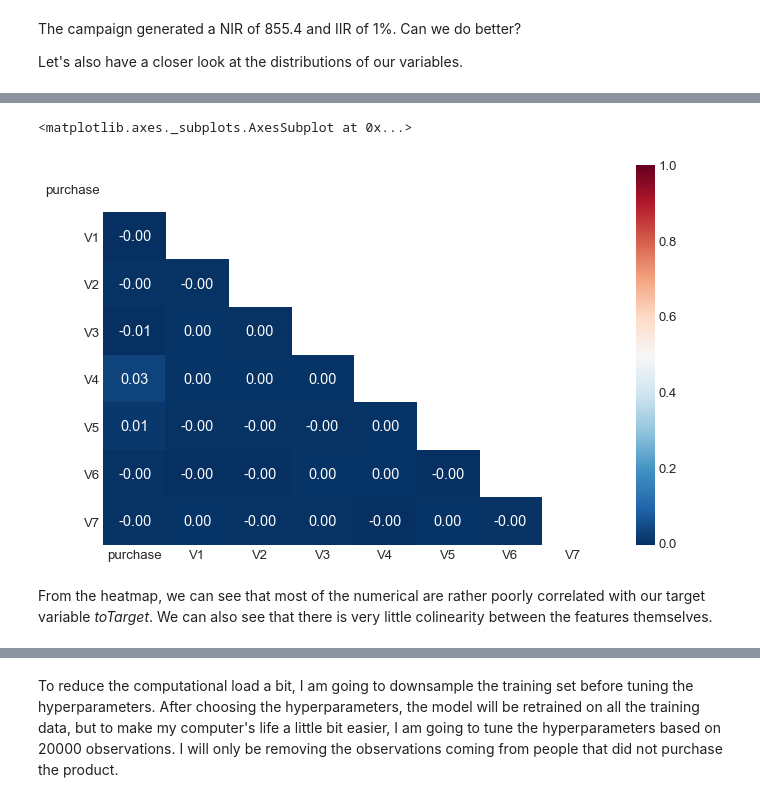
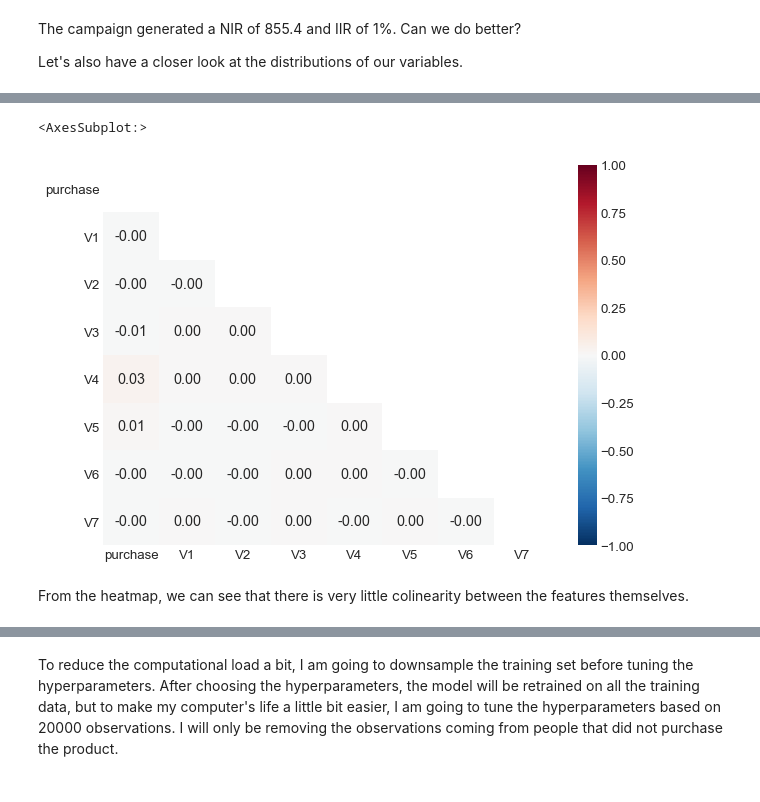
Before and after one commit to pkieliba/machine-learning, a Jupyter notebook: target-customers/3.T-learner.ipynb, the cells around one changed output, grey strips where cells are left out. Cells and saved outputs as stored; diff of their text form; code cells hidden in the pictures.

```diff
--- a/target-customers/3.T-learner.ipynb
+++ b/target-customers/3.T-learner.ipynb
@@ -189,9 +191,9 @@ plt.tight_layout()
 # %%
 fig, ax = plt.subplots(figsize=(10,7))
 mask = np.triu(data.iloc[:,2:].corr()) # mask to display only lower triangle of the heatmap
-sns.heatmap(data.iloc[:,2:].corr(method='spearman'), annot=True, mask=mask, ax=ax, fmt=".2f", cmap="RdBu_r")
+sns.heatmap(data.iloc[:,2:].corr(method='spearman'), annot=True, mask=mask, ax=ax, fmt=".2f", cmap="RdBu_r", vmax=1, vmin=-1)
 # %% [output]
-<matplotlib.axes._subplots.AxesSubplot at 0x...>
+<AxesSubplot:>
-[figure, old version]
+[figure, new version]
 # %% [markdown]
-From the heatmap, we can see that most of the numerical are rather poorly correlated with our target variable *toTarget*. We can also see that there is very little colinearity between the features themselves.
+From the heatmap, we can see that there is very little colinearity between the features themselves.
```
Also changed, not shown: parts of 51 cells of this notebook, 20 other files.
